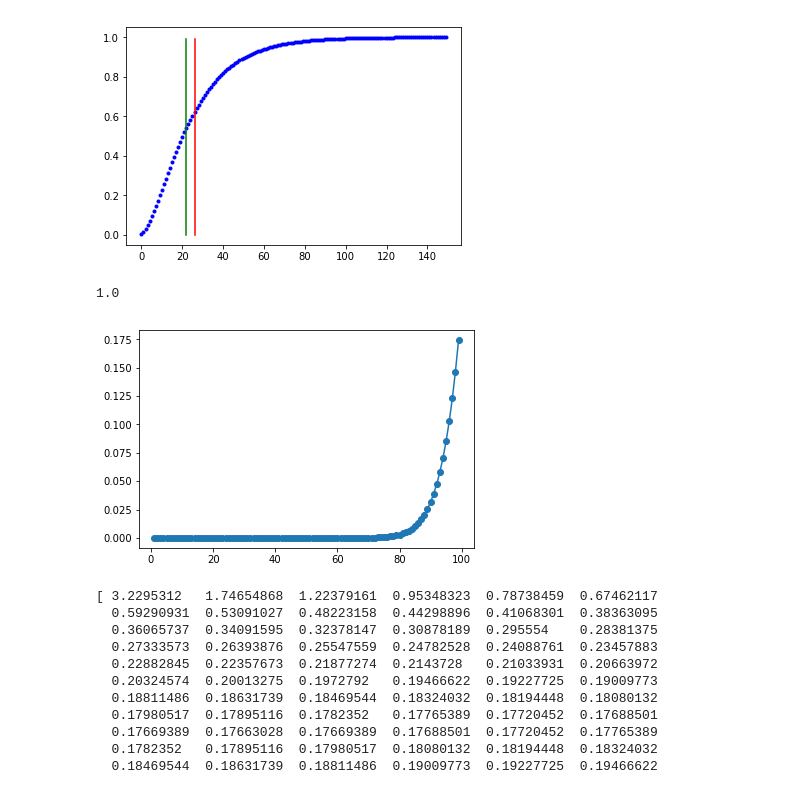
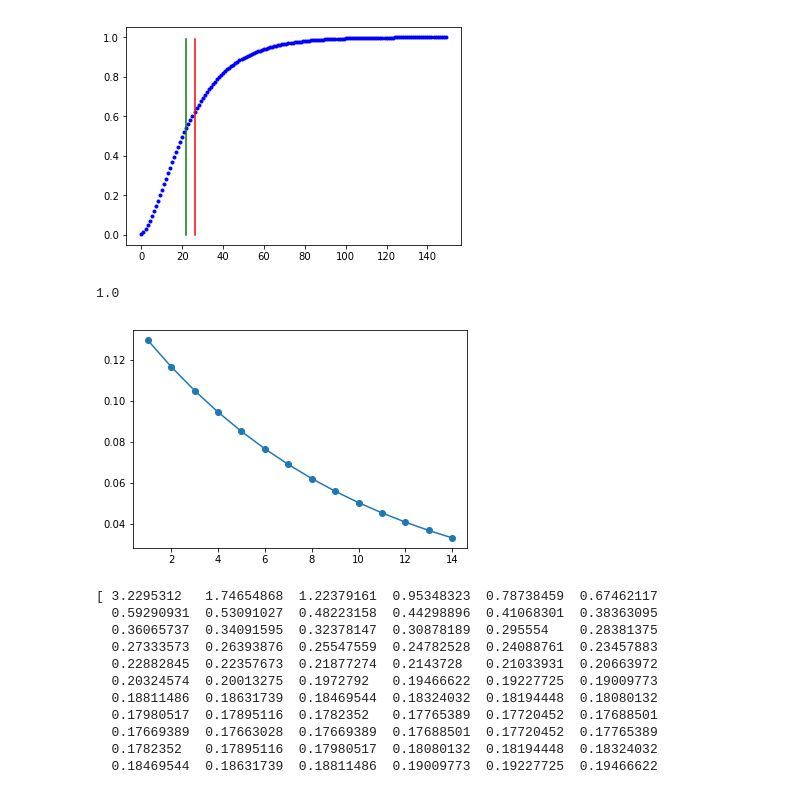
Before and after one commit to toologicbv/meta_learner, a Jupyter notebook: pytorch_expers.ipynb, the cells around one changed output. Drawn from its saved outputs; the diff is of its cells as text; code cells hidden in the pictures.

```diff
--- a/pytorch_expers.ipynb
+++ b/pytorch_expers.ipynb
@@ -266,14 +266,14 @@ Sum of probs 1.00
 Median 22.0
 [figure]
 # %%
-x = np.arange(1, 100)
-probs = stats.nbinom.pmf(x, 70, p=0.3)
+x = np.arange(1, 15)
+probs = stats.nbinom.pmf(x, 1, p=0.1)
 trunc_probs = 1./np.sum(probs) * probs
 plt.plot(x, trunc_probs, 'o-')
 print(np.sum(trunc_probs))
 # %% [output]
 1.0
-[figure, old version]
+[figure, new version]
 # %%
 x = np.arange(0.01, 1, 0.01)
 probs = stats.beta.pdf(x, a=0.1, b=0.1)
```
Also changed, not shown: 9 other files.
